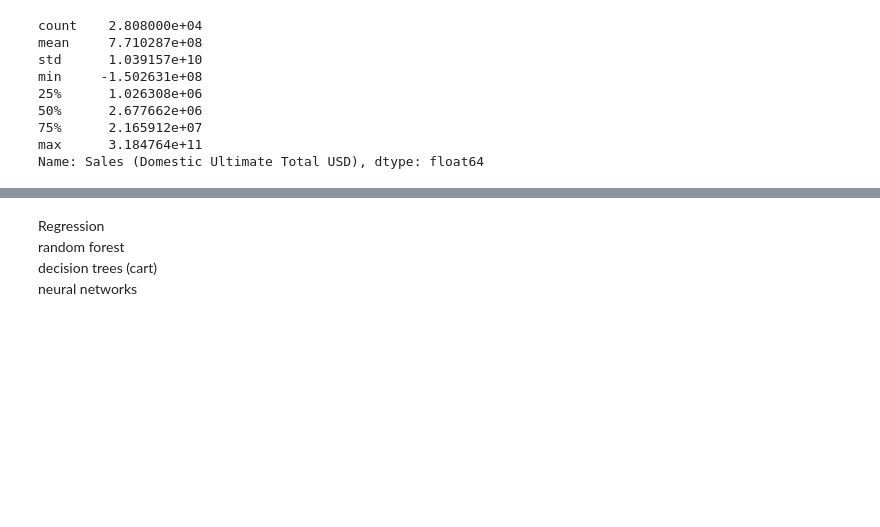
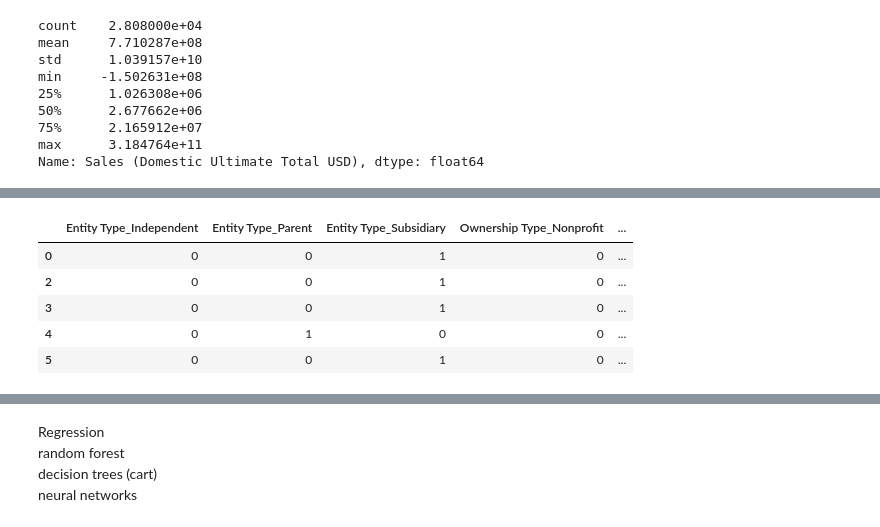
Before and after one commit to omgacai/NUS-SDS-Datathon-Champion-311, a Jupyter notebook: Submission.ipynb, the cells around one changed output, grey strips where cells are left out. Cells and saved outputs as stored; diff of their text form; code cells hidden in the pictures; blank space fills up the shorter version.

```diff
--- a/Submission.ipynb
+++ b/Submission.ipynb
@@ -184,0 +244,3 @@ Name: Sales (Domestic Ultimate Total USD), dtype: float64
+# %%
+X = pd.get_dummies(df[['Entity Type', 'Ownership Type', 'Is Domestic Ultimate', 'Is Global Ultimate']],drop_first=True, dtype= 'uint8')
+print(X.info())
@@ -184,0 +266,9 @@ Name: Sales (Domestic Ultimate Total USD), dtype: float64
+# %%
+X.head()
+# %% [output]
+|  | Entity Type_Independent | Entity Type_Parent | Entity Type_Subsidiary | Ownership Type_Nonprofit | ... |
+| 0 | 0 | 0 | 1 | 0 | ... |
+| 2 | 0 | 0 | 1 | 0 | ... |
+| 3 | 0 | 0 | 1 | 0 | ... |
+| 4 | 0 | 1 | 0 | 0 | ... |
+| 5 | 0 | 0 | 1 | 0 | ... |
```
Also changed, not shown: parts of 25 cells of this notebook.
